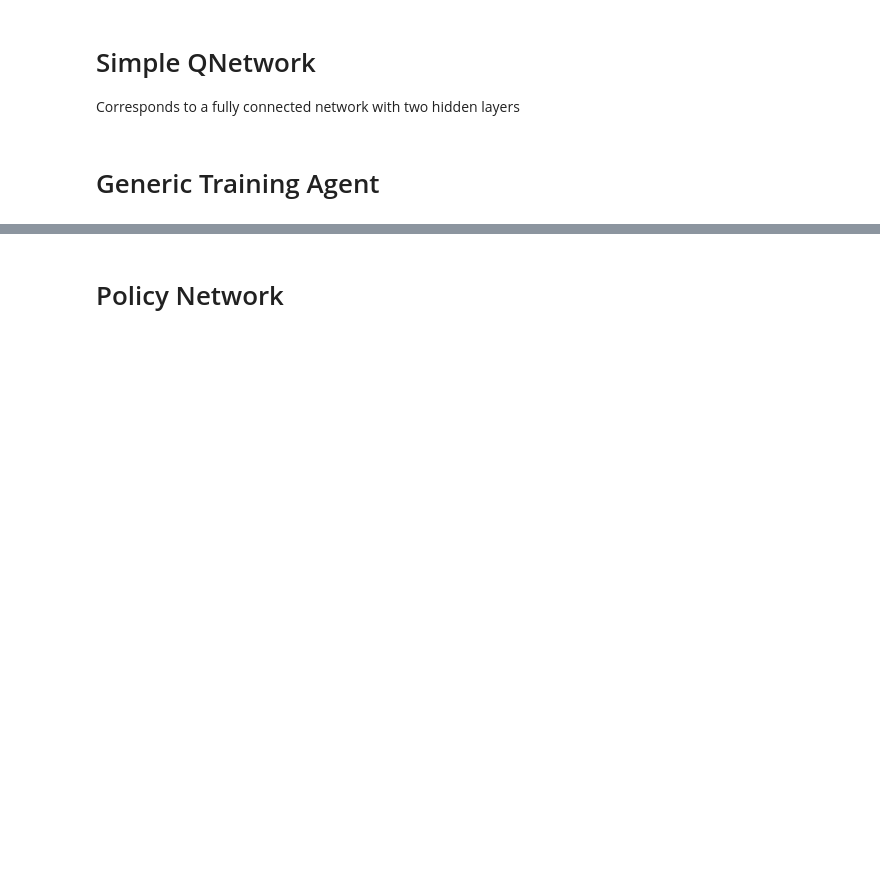
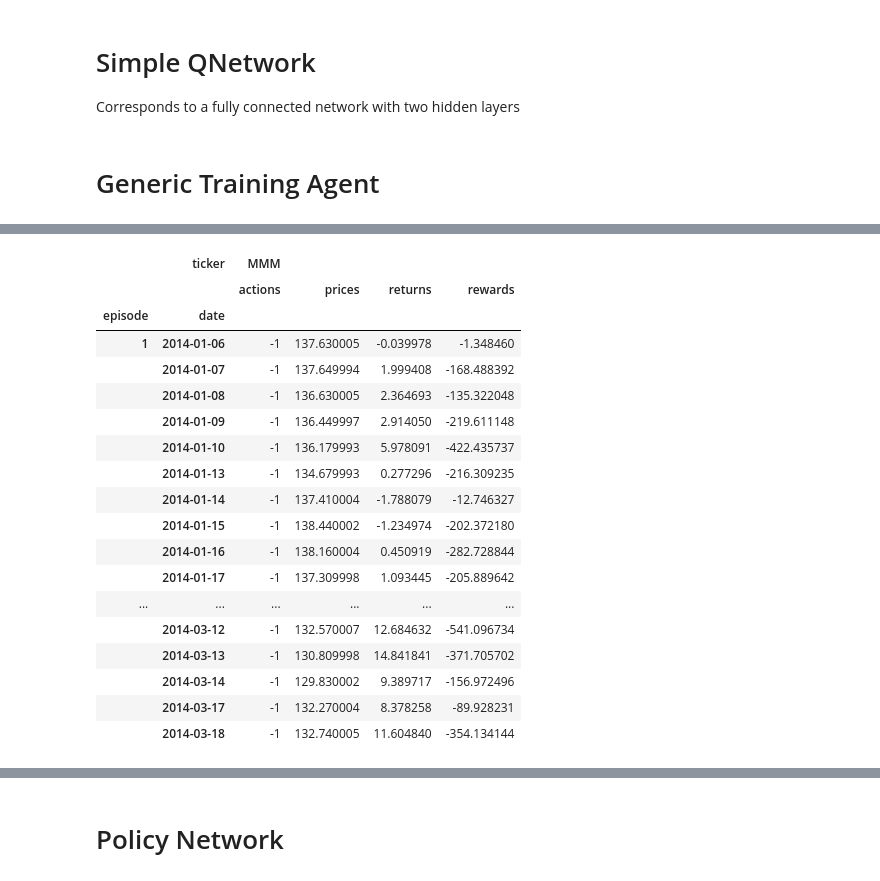
Before and after one commit to AaruranLog/rl-trading, a Jupyter notebook: agents.ipynb, the cells around one changed output, grey strips where cells are left out. Drawn from its saved outputs; the diff is of its cells as text; code cells hidden in the pictures; blank space fills up the shorter version.

```diff
--- a/agents.ipynb
+++ b/agents.ipynb
@@ -258,0 +286,22 @@ data.DataReader('FOXA', 'yahoo')
+# %%
+agent.history.sort_index(0).head(50)
+# %% [output]
+|  | ticker | MMM |  |  |  |
+|  |  | actions | prices | returns | rewards |
+| episode | date |  |  |  |  |
+| 1 | 2014-01-06 | -1 | 137.630005 | -0.039978 | -1.348460 |
+|  | 2014-01-07 | -1 | 137.649994 | 1.999408 | -168.488392 |
+|  | 2014-01-08 | -1 | 136.630005 | 2.364693 | -135.322048 |
+|  | 2014-01-09 | -1 | 136.449997 | 2.914050 | -219.611148 |
+|  | 2014-01-10 | -1 | 136.179993 | 5.978091 | -422.435737 |
+|  | 2014-01-13 | -1 | 134.679993 | 0.277296 | -216.309235 |
+|  | 2014-01-14 | -1 | 137.410004 | -1.788079 | -12.746327 |
+|  | 2014-01-15 | -1 | 138.440002 | -1.234974 | -202.372180 |
+|  | 2014-01-16 | -1 | 138.160004 | 0.450919 | -282.728844 |
+|  | 2014-01-17 | -1 | 137.309998 | 1.093445 | -205.889642 |
+| ... | ... | ... | ... | ... | ... |
+|  | 2014-03-12 | -1 | 132.570007 | 12.684632 | -541.096734 |
+|  | 2014-03-13 | -1 | 130.809998 | 14.841841 | -371.705702 |
+|  | 2014-03-14 | -1 | 129.830002 | 9.389717 | -156.972496 |
+|  | 2014-03-17 | -1 | 132.270004 | 8.378258 | -89.928231 |
+|  | 2014-03-18 | -1 | 132.740005 | 11.604840 | -354.134144 |
```
Also changed, not shown: parts of 34 cells of this notebook.
